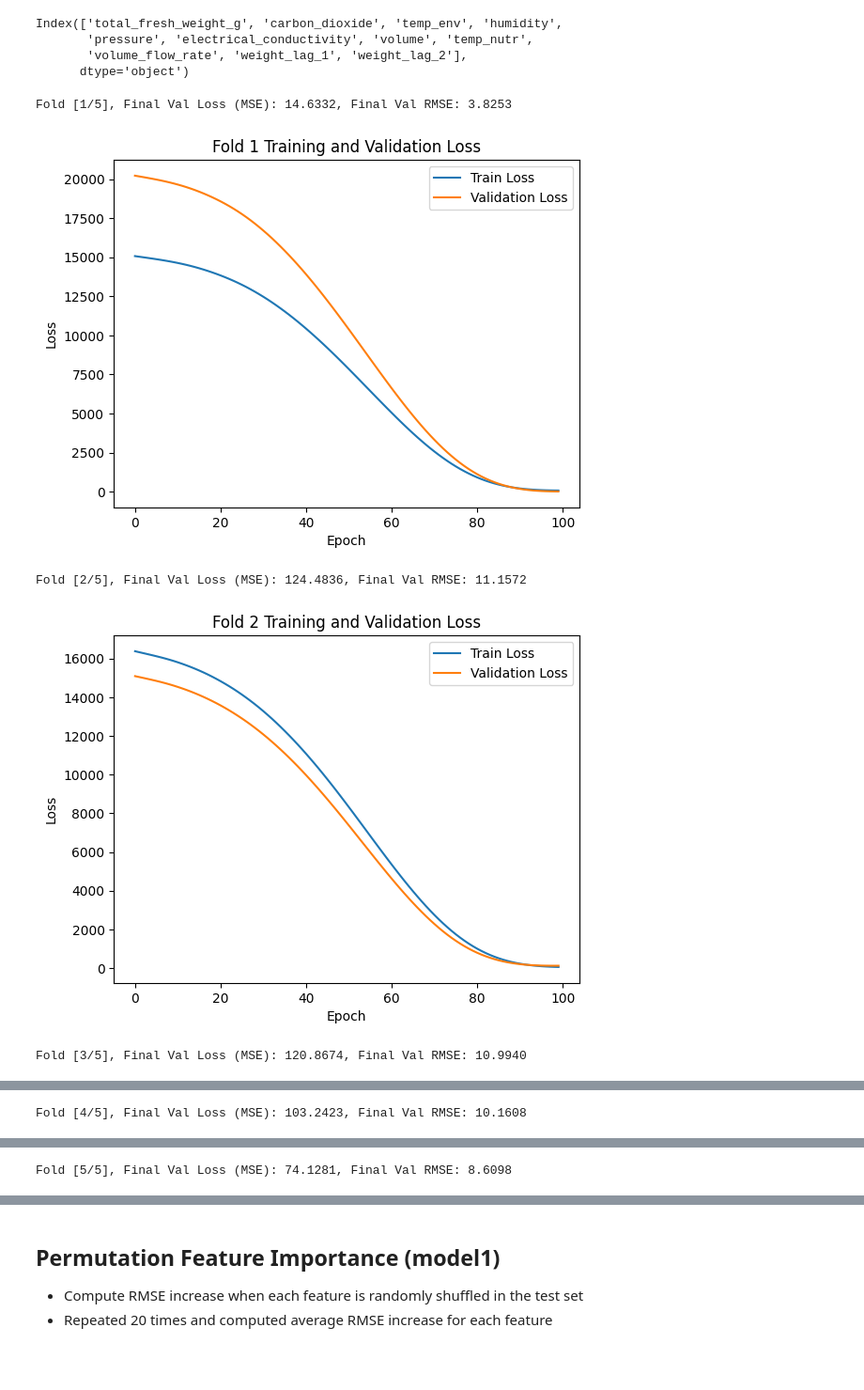
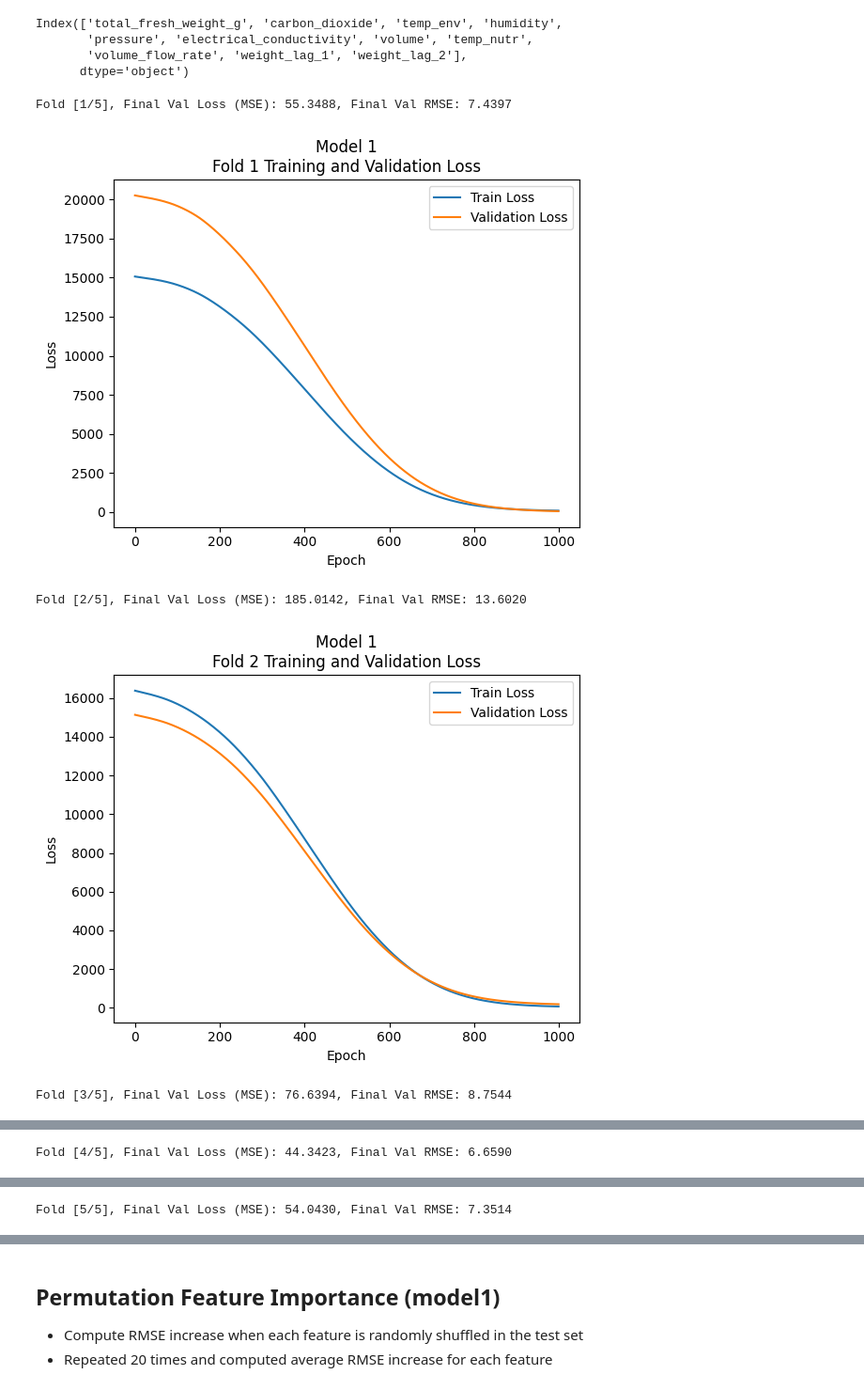
Before and after one commit to GerardoG2/plant-health-status, a Jupyter notebook: Notebooks/NeuralNetwork_t1.ipynb, the cells around one changed output, grey strips where cells are left out. Shown at 94% size. Saved outputs shown, nothing was run; the diff lists cells and outputs as text; code cells hidden in the pictures; blank space fills up the shorter version.

```diff
--- a/Notebooks/NeuralNetwork_t1.ipynb
+++ b/Notebooks/NeuralNetwork_t1.ipynb
@@ -102,8 +102,8 @@ torch.manual_seed(42)
 input_size = X_train.shape[1]
 hidden_size = 32
 output_size = 1
-learning_rate = .01
-num_epochs = 100
+learning_rate = .001
+num_epochs = 1000
 
 # loss function
 criterion = nn.MSELoss()
@@ -147,36 +147,36 @@ for fold, (train_idx, val_idx) in enumerate(kf.split(X_train)):
         optimizer.step() # update weights
 
         train_losses.append(loss.item())
 
         # validation
         model.eval()
         with torch.no_grad():
             val_outputs = model(X_val_tensor)
             val_loss = criterion(val_outputs, y_val_tensor)
 
         val_losses.append(val_loss.item())
 
     cv_val_losses.append(val_losses[-1])
 
     print(f"Fold [{fold+1}/5], Final Val Loss (MSE): {val_losses[-1]:.4f}, Final Val RMSE: {np.sqrt(val_losses[-1]):.4f}")
 
     plt.figure()
     plt.plot(train_losses, label="Train Loss")
     plt.plot(val_losses, label="Validation Loss")
     plt.xlabel("Epoch")
     plt.ylabel("Loss")
-    plt.title(f"Fold {fold+1} Training and Validation Loss")
+    plt.title(f"Model 1\nFold {fold+1} Training and Validation Loss")
     plt.legend()
     plt.savefig(f'../Figures/fold_{fold+1}_training_validation_loss.png')
     plt.show()
 
 print(f"\nMean CV Val Loss (MSE): {np.mean(cv_val_losses):.4f}")
 print(f"Mean CV Val Loss (RMSE): {np.sqrt(np.mean(cv_val_losses)):.4f}")
 print(f"Std CV Val Loss (MSE): {np.std(cv_val_losses):.4f}")
 print(f"Std CV Val Loss (RMSE): {np.sqrt(np.std(cv_val_losses)):.4f}")
 # %% [output]
-Fold [1/5], Final Val Loss (MSE): 14.6332, Final Val RMSE: 3.8253
+Fold [1/5], Final Val Loss (MSE): 55.3488, Final Val RMSE: 7.4397
-[figure, old version]
+[figure, new version]
-Fold [2/5], Final Val Loss (MSE): 124.4836, Final Val RMSE: 11.1572
+Fold [2/5], Final Val Loss (MSE): 185.0142, Final Val RMSE: 13.6020
-[figure, old version]
+[figure, new version]
-Fold [3/5], Final Val Loss (MSE): 120.8674, Final Val RMSE: 10.9940
+Fold [3/5], Final Val Loss (MSE): 76.6394, Final Val RMSE: 8.7544
@@ -184 +184 @@ Fold [3/5], Final Val Loss (MSE): 120.8674, Final Val RMSE: 10.9940
-Fold [4/5], Final Val Loss (MSE): 103.2423, Final Val RMSE: 10.1608
+Fold [4/5], Final Val Loss (MSE): 44.3423, Final Val RMSE: 6.6590
@@ -186 +186 @@ Fold [4/5], Final Val Loss (MSE): 103.2423, Final Val RMSE: 10.1608
-Fold [5/5], Final Val Loss (MSE): 74.1281, Final Val RMSE: 8.6098
+Fold [5/5], Final Val Loss (MSE): 54.0430, Final Val RMSE: 7.3514
```
Also changed, not shown: parts of 21 cells of this notebook, 14 other files.
